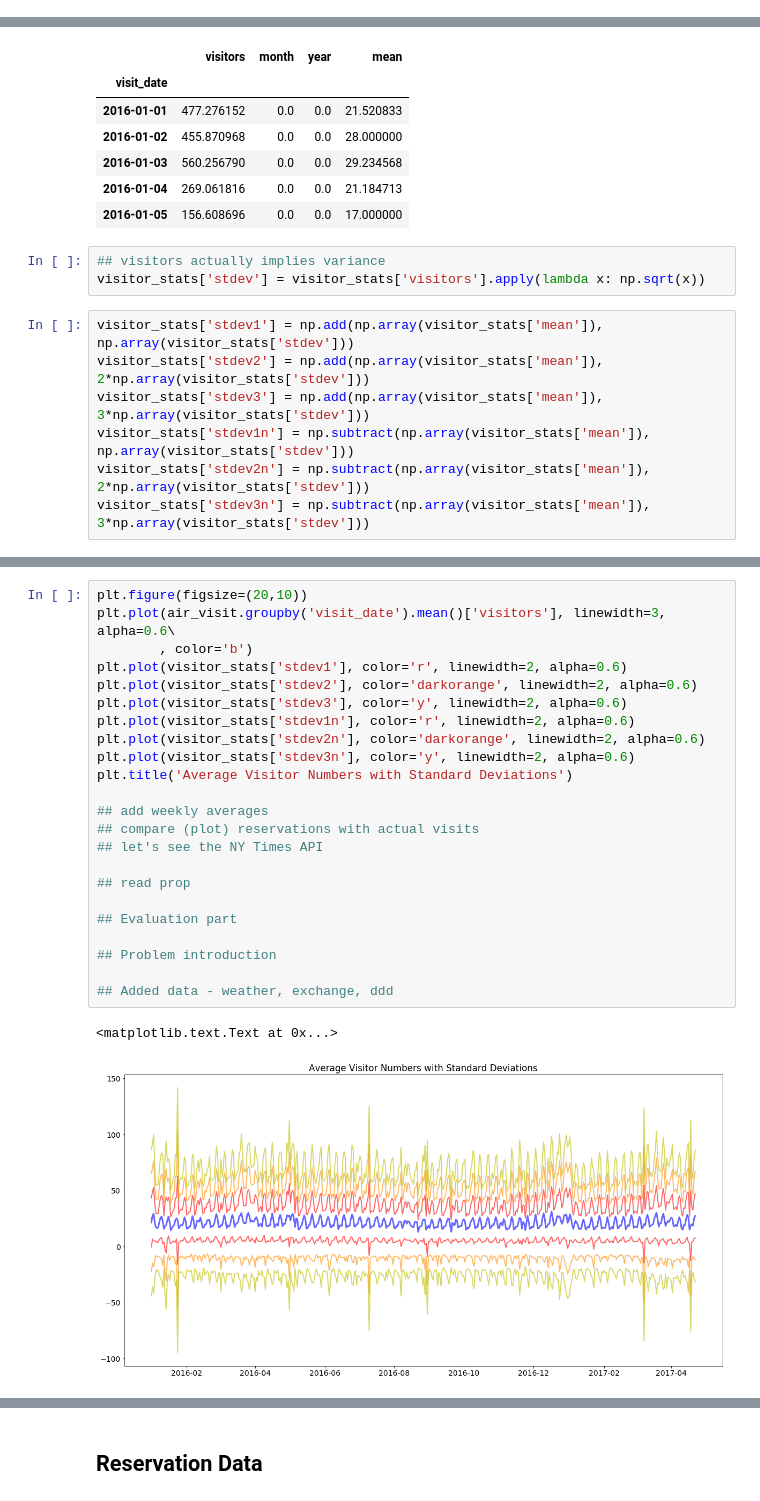
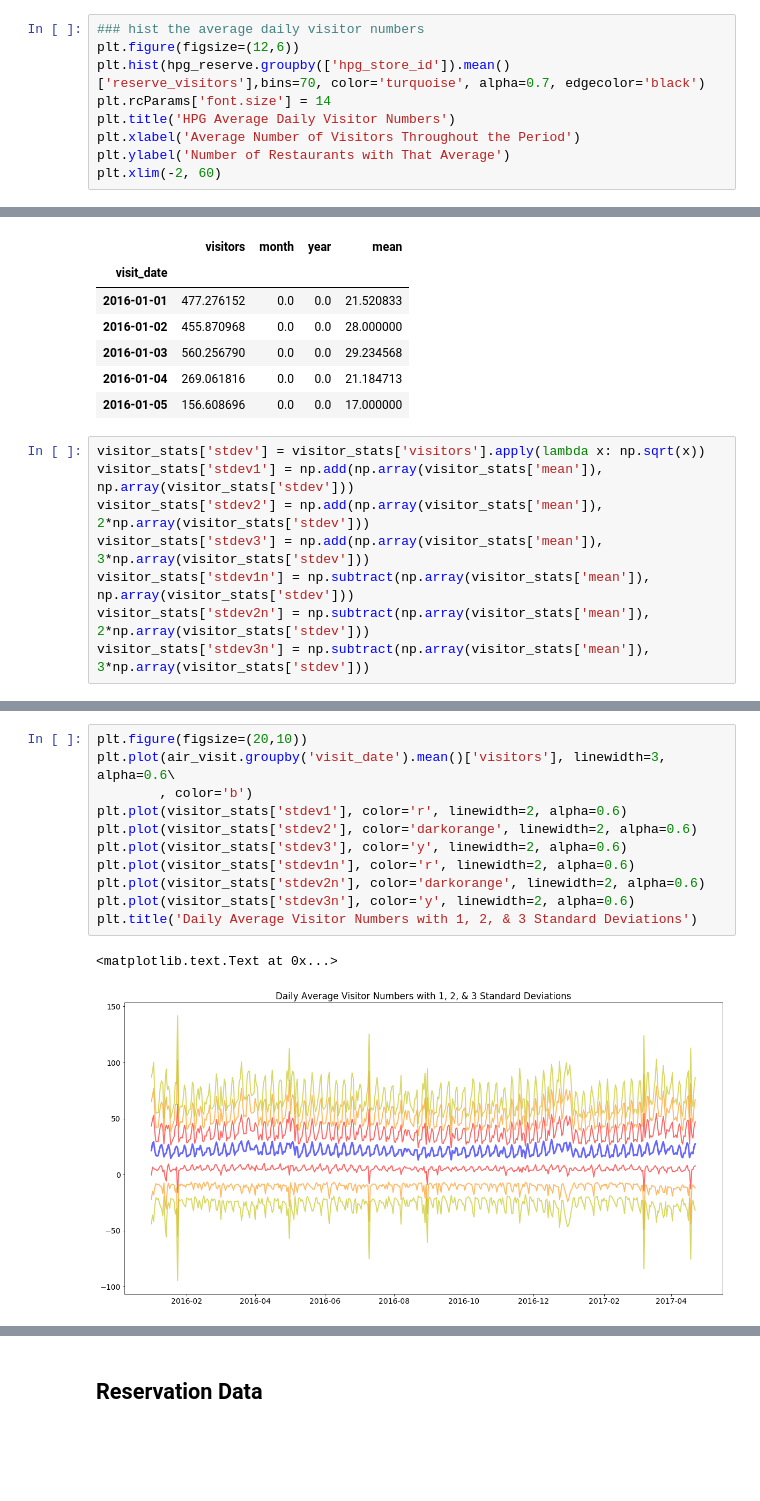
Before and after one commit to adcengiz/japanrestforecast, a Jupyter notebook: thedata.ipynb, the cells around one changed output, grey strips where cells are left out. Cells and saved outputs as stored; diff of their text form; blank space fills up the shorter version.

```diff
--- a/thedata.ipynb
+++ b/thedata.ipynb
@@ -125,0 +161,9 @@ plt.xlim(-5, 200)
+# %%
+### hist the average daily visitor numbers
+plt.figure(figsize=(12,6))
+plt.hist(hpg_reserve.groupby(['hpg_store_id']).mean()['reserve_visitors'],bins=70, color='turquoise', alpha=0.7, edgecolor='black')
+plt.rcParams['font.size'] = 14
+plt.title('HPG Average Daily Visitor Numbers')
+plt.xlabel('Average Number of Visitors Throughout the Period')
+plt.ylabel('Number of Restaurants with That Average')
+plt.xlim(-2, 60)
@@ -199,10 +233,8 @@ visitor_stats.head()
 | 2016-01-03 | 560.256790 | 0.0 | 0.0 | 29.234568 |
 | 2016-01-04 | 269.061816 | 0.0 | 0.0 | 21.184713 |
 | 2016-01-05 | 156.608696 | 0.0 | 0.0 | 17.000000 |
-# %%
-## visitors actually implies variance
-visitor_stats['stdev'] = visitor_stats['visitors'].apply(lambda x: np.sqrt(x))
 # %%
+visitor_stats['stdev'] = visitor_stats['visitors'].apply(lambda x: np.sqrt(x))
 visitor_stats['stdev1'] = np.add(np.array(visitor_stats['mean']), np.array(visitor_stats['stdev']))
 visitor_stats['stdev2'] = np.add(np.array(visitor_stats['mean']), 2*np.array(visitor_stats['stdev']))
 visitor_stats['stdev3'] = np.add(np.array(visitor_stats['mean']), 3*np.array(visitor_stats['stdev']))
@@ -222,26 +254,14 @@ visitor_stats.head()
 # %%
 plt.figure(figsize=(20,10))
 plt.plot(air_visit.groupby('visit_date').mean()['visitors'], linewidth=3, alpha=0.6\
         , color='b')
 plt.plot(visitor_stats['stdev1'], color='r', linewidth=2, alpha=0.6)
 plt.plot(visitor_stats['stdev2'], color='darkorange', linewidth=2, alpha=0.6)
 plt.plot(visitor_stats['stdev3'], color='y', linewidth=2, alpha=0.6)
 plt.plot(visitor_stats['stdev1n'], color='r', linewidth=2, alpha=0.6)
 plt.plot(visitor_stats['stdev2n'], color='darkorange', linewidth=2, alpha=0.6)
 plt.plot(visitor_stats['stdev3n'], color='y', linewidth=2, alpha=0.6)
-plt.title('Average Visitor Numbers with Standard Deviations')
-
-## add weekly averages
-## compare (plot) reservations with actual visits
-## let's see the NY Times API
-
-## read prop
-
-## Evaluation part
-
-## Problem introduction
-
-## Added data - weather, exchange, ddd
+plt.title('Daily Average Visitor Numbers with 1, 2, & 3 Standard Deviations')
 # %% [output]
 <matplotlib.text.Text at 0x...>
-[figure, old version]
+[figure, new version]
```
Also changed, not shown: parts of 55 cells of this notebook, 3 other files.
